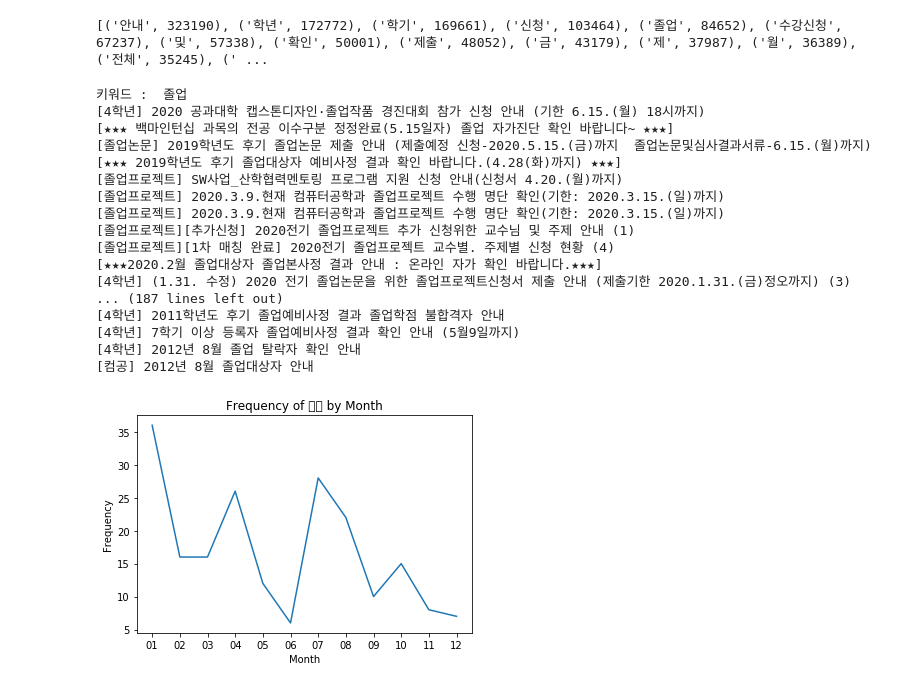
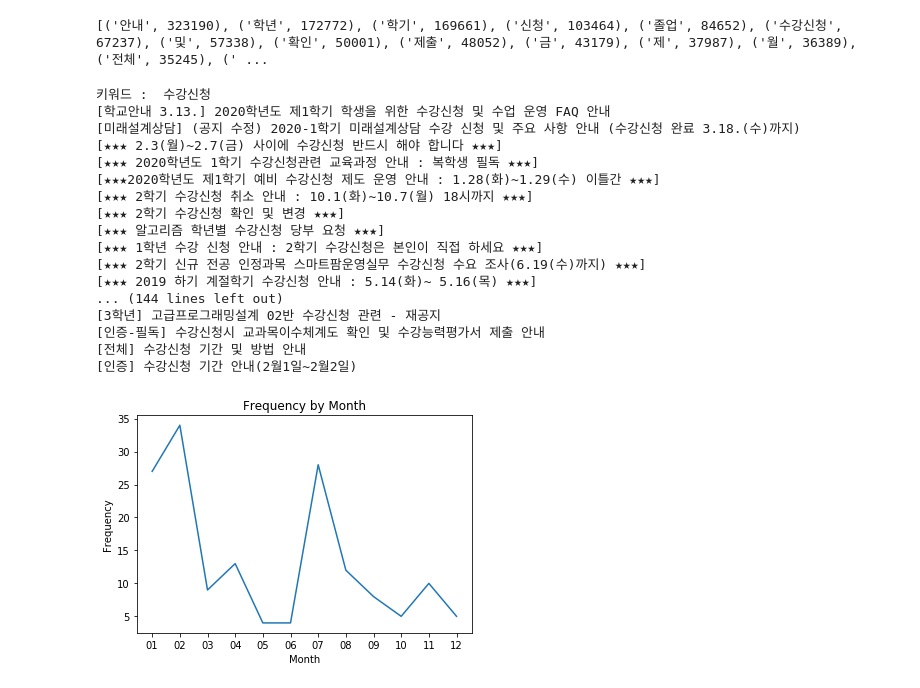
Before and after one commit to Condenced-Milk/Notice_Analyzer, a Jupyter notebook: Data Analyzer.ipynb, the cells around one changed output. Drawn from its saved outputs; the diff is of its cells as text; code cells hidden in the pictures.

```diff
--- a/Data Analyzer.ipynb
+++ b/Data Analyzer.ipynb
@@ -159,7 +159,7 @@ print(top50)
 month = ['01','02','03','04','05','06','07','08','09','10','11','12']
 frequencyOfMonth = [0,0,0,0,0,0,0,0,0,0,0,0]
 
-keyword = top50[4][0]
+keyword = top50[5][0]
 print('키워드 : ',keyword)
 
 for i in range(0, len(rowKeywords)) :
@@ -173,31 +173,31 @@ for i in range(0, len(rowKeywords)) :
 
 ## 특정 키워드에 대한 제목들을 쭉 찾을 수 있다.
 # %% [output]
-키워드 :  졸업
-[4학년] 2020 공과대학 캡스톤디자인·졸업작품 경진대회 참가 신청 안내 (기한 6.15.(월) 18시까지)
-[★★★ 백마인턴십 과목의 전공 이수구분 정정완료(5.15일자) 졸업 자가진단 확인 바랍니다~ ★★★]
-[졸업논문] 2019학년도 후기 졸업논문 제출 안내 (제출예정 신청-2020.5.15.(금)까지  졸업논문및심사결과서류-6.15.(월)까지)
-[★★★ 2019학년도 후기 졸업대상자 예비사정 결과 확인 바랍니다.(4.28(화)까지) ★★★]
-[졸업프로젝트] SW사업_산학협력멘토링 프로그램 지원 신청 안내(신청서 4.20.(월)까지)
-[졸업프로젝트] 2020.3.9.현재 컴퓨터공학과 졸업프로젝트 수행 명단 확인(기한: 2020.3.15.(일)까지)
-[졸업프로젝트] 2020.3.9.현재 컴퓨터공학과 졸업프로젝트 수행 명단 확인(기한: 2020.3.15.(일)까지)
-[졸업프로젝트][추가신청] 2020전기 졸업프로젝트 추가 신청위한 교수님 및 주제 안내 (1)
-[졸업프로젝트][1차 매칭 완료] 2020전기 졸업프로젝트 교수별. 주제별 신청 현황 (4)
-[★★★2020.2월 졸업대상자 졸업본사정 결과 안내 : 온라인 자가 확인 바랍니다.★★★]
-[4학년] (1.31. 수정) 2020 전기 졸업논문을 위한 졸업프로젝트신청서 제출 안내 (제출기한 2020.1.31.(금)정오까지) (3)
-... (187 lines left out)
-[4학년] 2011학년도 후기 졸업예비사정 결과 졸업학점 불합격자 안내
-[4학년] 7학기 이상 등록자 졸업예비사정 결과 확인 안내 (5월9일까지)
-[4학년] 2012년 8월 졸업 탈락자 확인 안내
-[컴공] 2012년 8월 졸업대상자 안내
+키워드 :  수강신청
+[학교안내 3.13.] 2020학년도 제1학기 학생을 위한 수강신청 및 수업 운영 FAQ 안내
+[미래설계상담] (공지 수정) 2020-1학기 미래설계상담 수강 신청 및 주요 사항 안내 (수강신청 완료 3.18.(수)까지)
+[★★★ 2.3(월)~2.7(금) 사이에 수강신청 반드시 해야 합니다 ★★★]
+[★★★ 2020학년도 1학기 수강신청관련 교육과정 안내 : 복학생 필독 ★★★]
+[★★★2020학년도 제1학기 예비 수강신청 제도 운영 안내 : 1.28(화)~1.29(수) 이틀간 ★★★]
+[★★★ 2학기 수강신청 취소 안내 : 10.1(화)~10.7(월) 18시까지 ★★★]
+[★★★ 2학기 수강신청 확인 및 변경 ★★★]
+[★★★ 알고리즘 학년별 수강신청 당부 요청 ★★★]
+[★★★ 1학년 수강 신청 안내 : 2학기 수강신청은 본인이 직접 하세요 ★★★]
+[★★★ 2학기 신규 전공 인정과목 스마트팜운영실무 수강신청 수요 조사(6.19(수)까지) ★★★]
+[★★★ 2019 하기 계절학기 수강신청 안내 : 5.14(화)~ 5.16(목) ★★★]
+... (144 lines left out)
+[3학년] 고급프로그래밍설계 02반 수강신청 관련 - 재공지
+[인증-필독] 수강신청시 교과목이수체계도 확인 및 수강능력평가서 제출 안내
+[전체] 수강신청 기간 및 방법 안내
+[인증] 수강신청 기간 안내(2월1일~2월2일)
 # %%
 plt.plot(month, frequencyOfMonth)
 plt.rc('font', family='NanumGothic')
 plt.xlabel('Month')
 plt.ylabel('Frequency')
-plt.title('Frequency of ' +keyword+' by Month')
+plt.title('Frequency by Month')
 plt.show()
 
 ##월별로 해당
 # %% [output]
-[figure, old version]
+[figure, new version]
```
Also changed, not shown: parts of 3 cells of this notebook.
